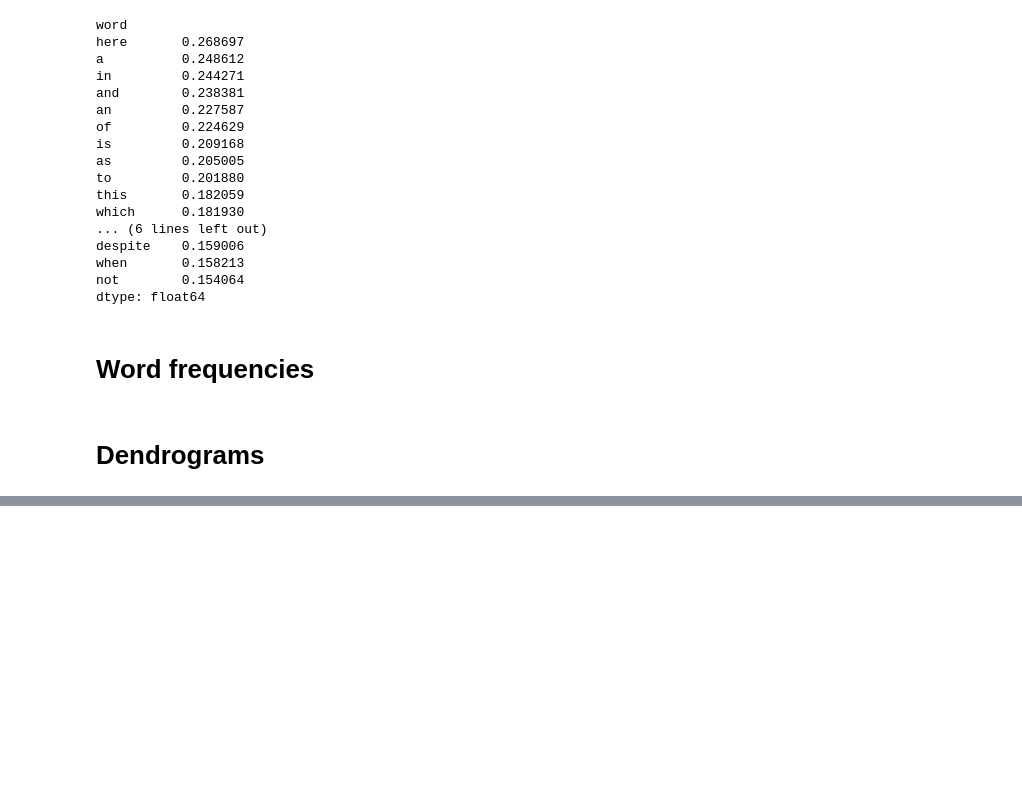
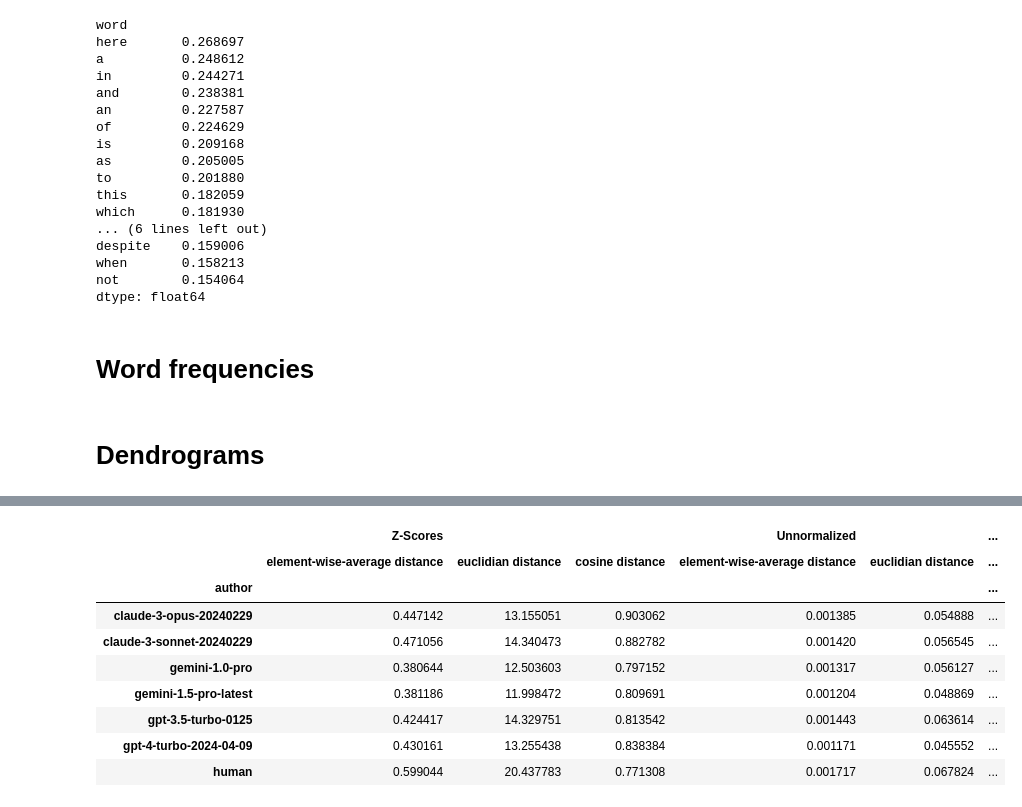
Before and after one commit to harrison-f-stropkay/llm-style, a Jupyter notebook: final_analysis.ipynb, the cells around one changed output, grey strips where cells are left out. Saved outputs shown, nothing was run; the diff lists cells and outputs as text; code cells hidden in the pictures; blank space fills up the shorter version.

Commit message:
variability

```diff
--- a/final_analysis.ipynb
+++ b/final_analysis.ipynb
@@ -742,0 +691,46 @@ dtype: float64
+# %%
+from numpy.linalg import norm
+from numpy import abs, mean
+
+
+def variability(feature_vectors: pd.DataFrame, distance_metric: str) -> pd.Series:
+    grouped = feature_vectors.groupby("author")
+
+    if distance_metric == "element-wise-average":
+        # For each author: compute the mean distance from the centroid over the elements of the feature vectors
+        return grouped.apply(lambda x: mean(abs(x - x.mean())))
+
+    elif distance_metric == "euclidian":
+        # For each author: compute the average euclidian distance from the centroid
+        return grouped.apply(lambda x: norm(x - x.mean(), axis=1).mean())
+    elif distance_metric == "cosine":
+        # For each author: compute the average cosine distance from the centroid
+        return grouped.apply(lambda x: 1 - cosine_similarity(x, [x.mean()]).mean())
+    else:
+        raise ValueError("Invalid distance metric")
+
+    # Return a series with index as author and value as variability
+
+
+distance_metrics = ["element-wise-average", "euclidian", "cosine"]
+feature_vectors = {"Z-Scores": z_scores_df, "Unnormalized": unnormalized_df}
+
+results = {}
+for feature_name, vectors_df in feature_vectors.items():
+    for metric in distance_metrics:
+        key = (feature_name, metric + " distance")
+        results[key] = variability(vectors_df, metric)
+
+variability_df = pd.DataFrame(results)
+variability_df
+# %% [output]
+|  | Z-Scores |  |  | Unnormalized |  | ... |
+|  | element-wise-average distance | euclidian distance | cosine distance | element-wise-average distance | euclidian distance | ... |
+| author |  |  |  |  |  | ... |
+| claude-3-opus-20240229 | 0.447142 | 13.155051 | 0.903062 | 0.001385 | 0.054888 | ... |
+| claude-3-sonnet-20240229 | 0.471056 | 14.340473 | 0.882782 | 0.001420 | 0.056545 | ... |
+| gemini-1.0-pro | 0.380644 | 12.503603 | 0.797152 | 0.001317 | 0.056127 | ... |
+| gemini-1.5-pro-latest | 0.381186 | 11.998472 | 0.809691 | 0.001204 | 0.048869 | ... |
+| gpt-3.5-turbo-0125 | 0.424417 | 14.329751 | 0.813542 | 0.001443 | 0.063614 | ... |
+| gpt-4-turbo-2024-04-09 | 0.430161 | 13.255438 | 0.838384 | 0.001171 | 0.045552 | ... |
+| human | 0.599044 | 20.437783 | 0.771308 | 0.001717 | 0.067824 | ... |
```
Also changed, not shown: parts of 4 cells of this notebook.
